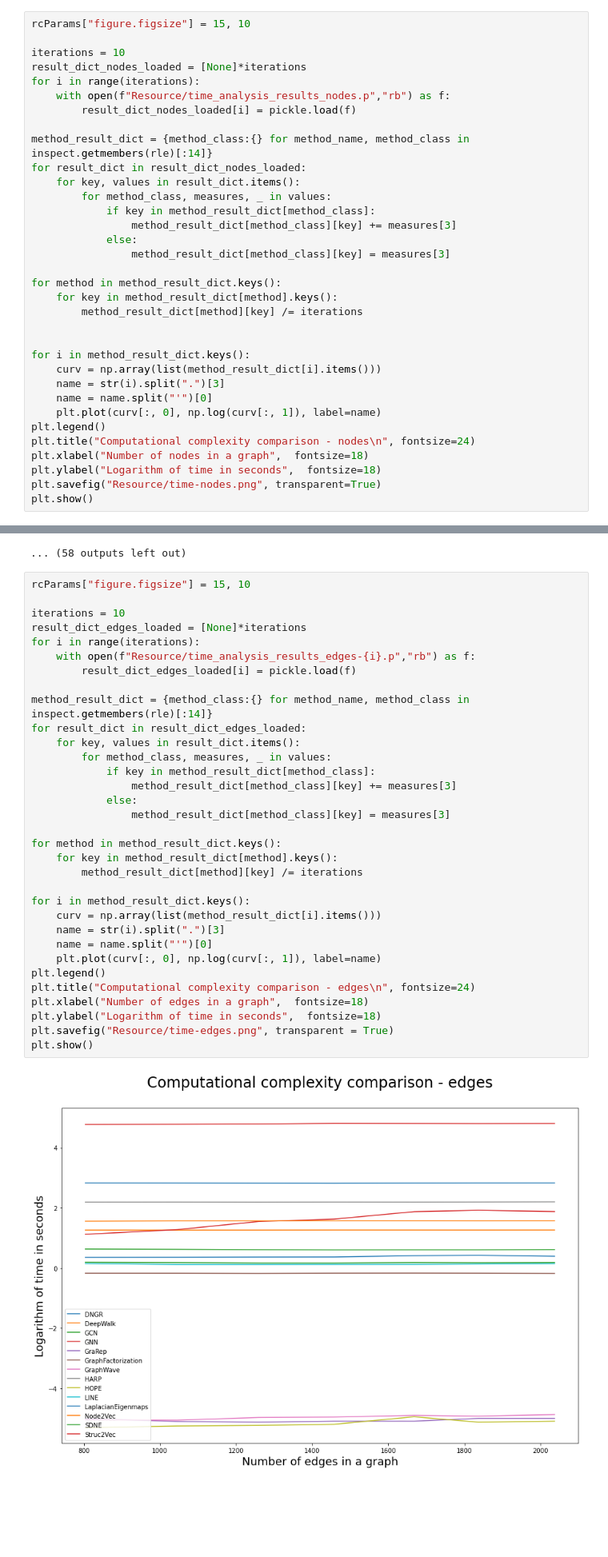
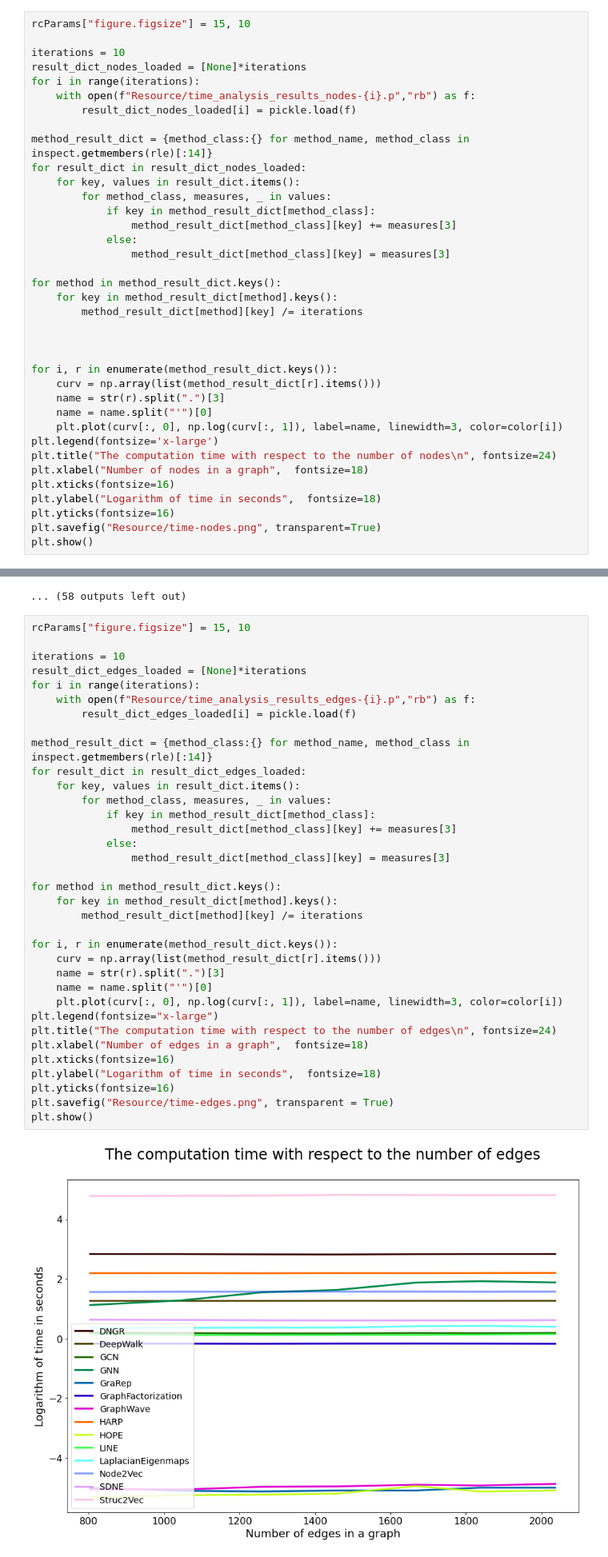
Before and after one commit to lukaszbrzozowski/ReLeGy, a Jupyter notebook: Analysis/Resource Analysis.ipynb, the cells around one changed output, grey strips where cells are left out. Shown at 80% size. Cells and saved outputs as stored; diff of their text form; blank space fills up the shorter version.

```diff
--- a/Analysis/Resource Analysis.ipynb
+++ b/Analysis/Resource Analysis.ipynb
@@ -141,7 +181,7 @@ rcParams["figure.figsize"] = 15, 10
 iterations = 10
 result_dict_nodes_loaded = [None]*iterations
 for i in range(iterations):
-    with open(f"Resource/time_analysis_results_nodes.p","rb") as f:
+    with open(f"Resource/time_analysis_results_nodes-{i}.p","rb") as f:
         result_dict_nodes_loaded[i] = pickle.load(f)
 
 method_result_dict = {method_class:{} for method_name, method_class in inspect.getmembers(rle)[:14]}
@@ -158,15 +198,18 @@ for method in method_result_dict.keys():
         method_result_dict[method][key] /= iterations
 
 
-for i in method_result_dict.keys():
-    curv = np.array(list(method_result_dict[i].items()))
-    name = str(i).split(".")[3]
+
+for i, r in enumerate(method_result_dict.keys()):
+    curv = np.array(list(method_result_dict[r].items()))
+    name = str(r).split(".")[3]
     name = name.split("'")[0]
-    plt.plot(curv[:, 0], np.log(curv[:, 1]), label=name)
-plt.legend()
-plt.title("Computational complexity comparison - nodes\n", fontsize=24)
+    plt.plot(curv[:, 0], np.log(curv[:, 1]), label=name, linewidth=3, color=color[i])
+plt.legend(fontsize='x-large')
+plt.title("The computation time with respect to the number of nodes\n", fontsize=24)
 plt.xlabel("Number of nodes in a graph",  fontsize=18)
+plt.xticks(fontsize=16)
 plt.ylabel("Logarithm of time in seconds",  fontsize=18)
+plt.yticks(fontsize=16)
 plt.savefig("Resource/time-nodes.png", transparent=True)
 plt.show()
 # %% [output]
@@ -219,38 +262,40 @@ Number of edges: 1668
 # %%
 rcParams["figure.figsize"] = 15, 10
 
 iterations = 10
 result_dict_edges_loaded = [None]*iterations
 for i in range(iterations):
     with open(f"Resource/time_analysis_results_edges-{i}.p","rb") as f:
         result_dict_edges_loaded[i] = pickle.load(f)
 
 method_result_dict = {method_class:{} for method_name, method_class in inspect.getmembers(rle)[:14]}
 for result_dict in result_dict_edges_loaded:
     for key, values in result_dict.items():
         for method_class, measures, _ in values:
             if key in method_result_dict[method_class]:
                 method_result_dict[method_class][key] += measures[3]
             else:
                 method_result_dict[method_class][key] = measures[3]
 
 for method in method_result_dict.keys():
     for key in method_result_dict[method].keys():
         method_result_dict[method][key] /= iterations
 
-for i in method_result_dict.keys():
-    curv = np.array(list(method_result_dict[i].items()))
-    name = str(i).split(".")[3]
+for i, r in enumerate(method_result_dict.keys()):
+    curv = np.array(list(method_result_dict[r].items()))
+    name = str(r).split(".")[3]
     name = name.split("'")[0]
-    plt.plot(curv[:, 0], np.log(curv[:, 1]), label=name)
-plt.legend()
-plt.title("Computational complexity comparison - edges\n", fontsize=24)
+    plt.plot(curv[:, 0], np.log(curv[:, 1]), label=name, linewidth=3, color=color[i])
+plt.legend(fontsize="x-large")
+plt.title("The computation time with respect to the number of edges\n", fontsize=24)
 plt.xlabel("Number of edges in a graph",  fontsize=18)
+plt.xticks(fontsize=16)
 plt.ylabel("Logarithm of time in seconds",  fontsize=18)
+plt.yticks(fontsize=16)
 plt.savefig("Resource/time-edges.png", transparent = True)
 plt.show()
 # %% [output]
-[figure, old version]
+[figure, new version]
 # %% [markdown]
 # Measure time with respect to the output dimension - 2-18
 # %%
```
Also changed, not shown: parts of 5 cells of this notebook, 33 other files.
